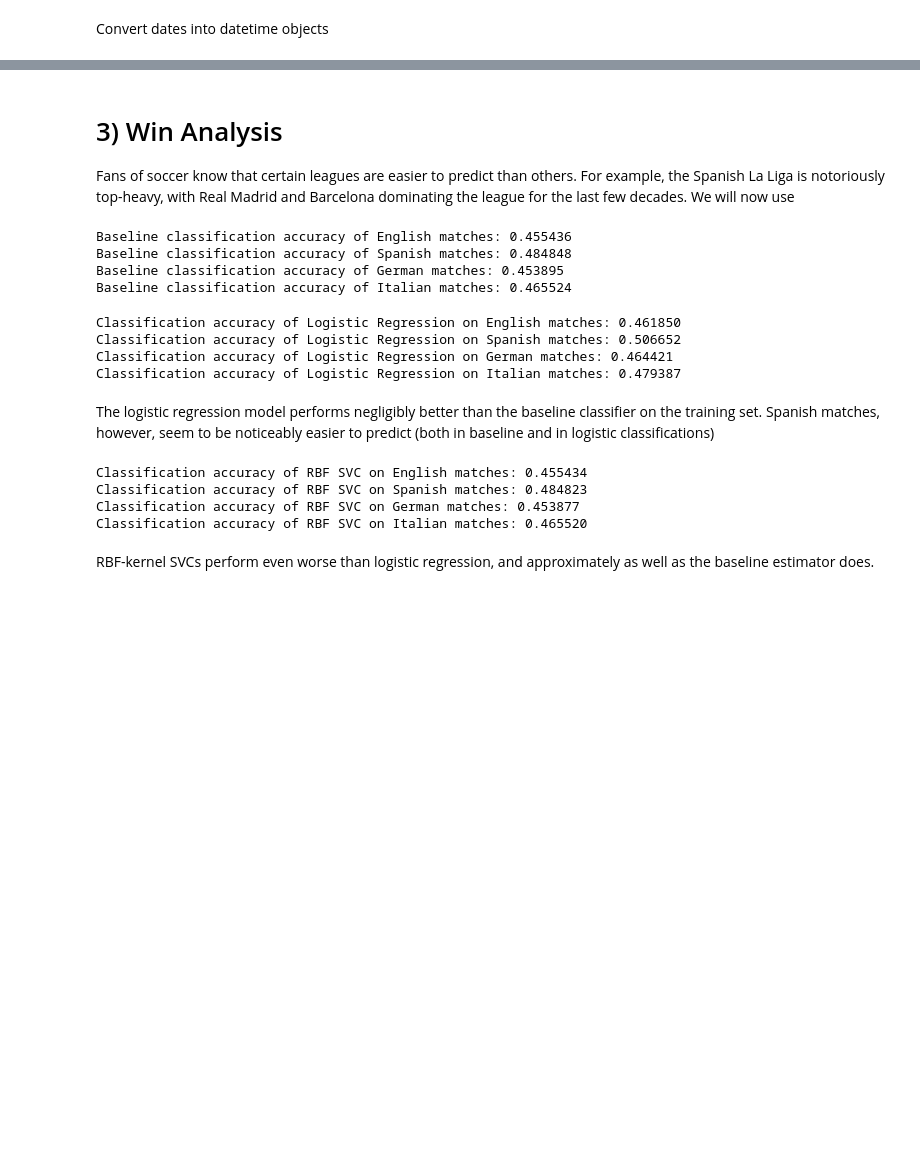
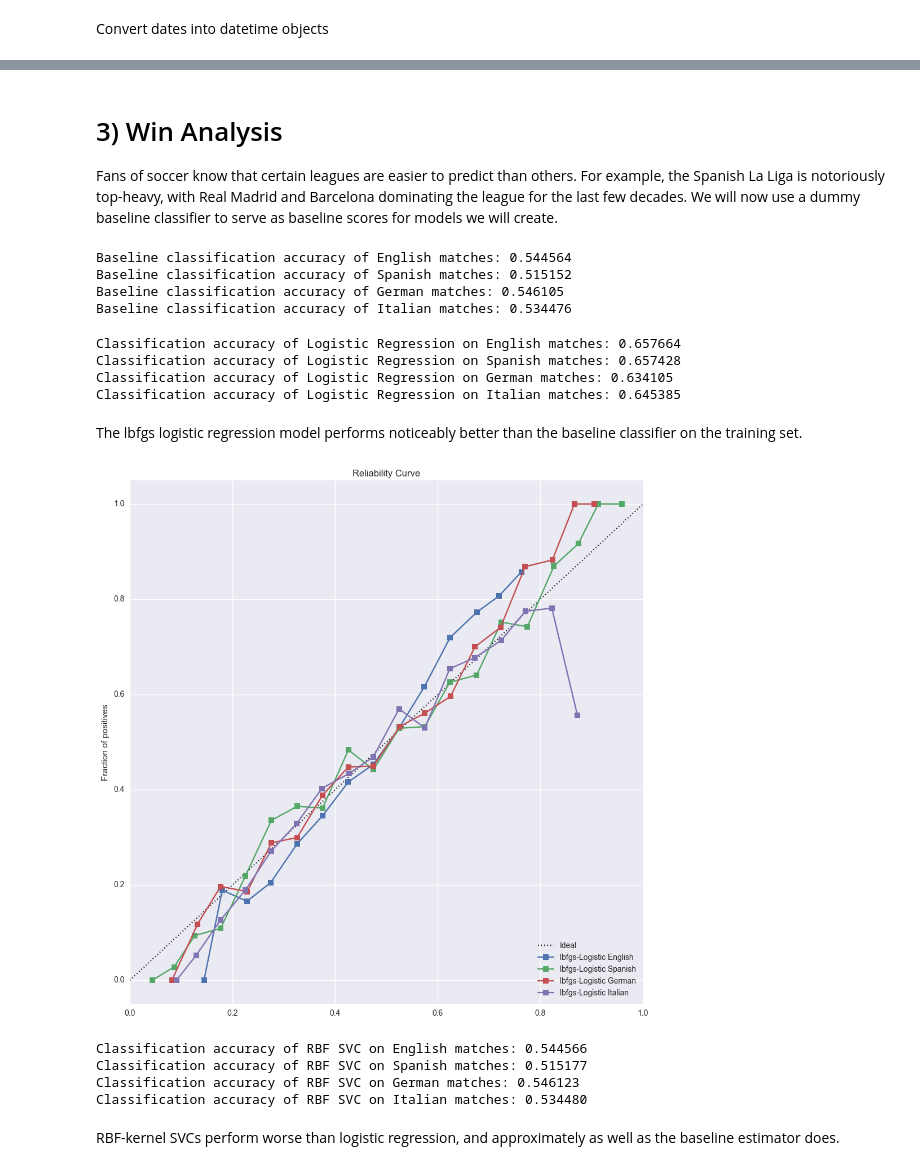
Before and after one commit to darren-geng/European-Soccer-Odds, a Jupyter notebook: European Soccer Odds.ipynb, the cells around one changed output, grey strips where cells are left out. Drawn from its saved outputs; the diff is of its cells as text; code cells hidden in the pictures; blank space fills up the shorter version.

Commit message:
Added comparison of lbfgs logistic regression on the different nations

```diff
--- a/European Soccer Odds.ipynb
+++ b/European Soccer Odds.ipynb
@@ -72,16 +74,3 @@ matches = matches.dropna()
 players = players.dropna()
 player_atts = player_atts.dropna(subset = ['date', 'overall_rating', 'player_api_id'], axis = 0)
 team_atts = team_atts.dropna()
-
-# Replace home_team_goal and away_team_goal with home_win (0 = no, 1 = draw, 2 = yes)
-def find_winner(row):
-    if row['home_team_goal'] > row['away_team_goal']:
-        return 2
-    if row['home_team_goal'] == row['away_team_goal']:
-        return 1
-    if row['home_team_goal'] < row['away_team_goal']:
-        return 0
-
-matches.insert(9, 'match_result', -1)
-matches['match_result'] = matches.apply(lambda x: find_winner(x), axis = 1)
-matches = matches.drop(['home_team_goal', 'away_team_goal'], axis = 1)
@@ -159,6 +140,6 @@ CC:  0.149026358277
 # %% [markdown]
 # 3) Win Analysis
-Fans of soccer know that certain leagues are easier to predict than others. For example, the Spanish La Liga is notoriously top-heavy, with Real Madrid and Barcelona dominating the league for the last few decades. We will now use
+Fans of soccer know that certain leagues are easier to predict than others. For example, the Spanish La Liga is notoriously top-heavy, with Real Madrid and Barcelona dominating the league for the last few decades. We will now use a dummy baseline classifier to serve as baseline scores for models we will create.
 # %%
 y_tr_eng = england_matches['match_result']
 X_tr_eng = england_matches.drop(['match_result', 'date', 'season', 'B365H', 'B365A', 'B365D', 'match_result', 'country_id', 'id', 'match_api_id'], axis=1)
@@ -188,10 +169,10 @@ print("Baseline classification accuracy of German matches: %f" % (dc_ger.score(X
 dc_ita.fit(X_tr_ita, y_tr_ita)
 print("Baseline classification accuracy of Italian matches: %f" % (dc_ita.score(X_tr_ita, y_tr_ita)))
 # %% [output]
-Baseline classification accuracy of English matches: 0.455436
-Baseline classification accuracy of Spanish matches: 0.484848
-Baseline classification accuracy of German matches: 0.453895
-Baseline classification accuracy of Italian matches: 0.465524
+Baseline classification accuracy of English matches: 0.544564
+Baseline classification accuracy of Spanish matches: 0.515152
+Baseline classification accuracy of German matches: 0.546105
+Baseline classification accuracy of Italian matches: 0.534476
 # %%
 kf_eng = KFold(X_tr_eng.index.size, n_folds = 10, shuffle=True, random_state = 0)
 kf_spa = KFold(X_tr_spa.index.size, n_folds = 10, shuffle=True, random_state = 0)
@@ -212,17 +193,41 @@ lorc_ita = LogisticRegressionCV(Cs = c_space, cv = kf_ita, solver='lbfgs')
 lorc_ita.fit(X_tr_ita, y_tr_ita)
 print("Classification accuracy of Logistic Regression on Italian matches: %f" % (lorc_ita.score(X_tr_ita, y_tr_ita)))
 # %% [output]
-Classification accuracy of Logistic Regression on English matches: 0.461850
-Classification accuracy of Logistic Regression on Spanish matches: 0.506652
-Classification accuracy of Logistic Regression on German matches: 0.464421
-Classification accuracy of Logistic Regression on Italian matches: 0.479387
+Classification accuracy of Logistic Regression on English matches: 0.657664
+Classification accuracy of Logistic Regression on Spanish matches: 0.657428
+Classification accuracy of Logistic Regression on German matches: 0.634105
+Classification accuracy of Logistic Regression on Italian matches: 0.645385
 # %% [markdown]
-The logistic regression model performs negligibly better than the baseline classifier on the training set. Spanish matches, however, seem to be noticeably easier to predict (both in baseline and in logistic classifications)
+The lbfgs logistic regression model performs noticeably better than the baseline classifier on the training set.
+# %%
+def compare_results(list_of_results):
+    plt.figure(figsize=(10, 10))
+    ax = plt.gca()
+    ax.plot([0, 1], [0, 1], 'k:', label='Ideal')
+    for X, y, clfname, clf in list_of_results:
+        clf_probs = clf.predict_proba(X)[:,1]
+        clf_fop, clf_mpv = calibration_curve(y, clf_probs, n_bins=20)
+        ax.plot(clf_mpv, clf_fop, "s-", label=clfname)
+        ax.legend(loc = "lower right")
+    ax.set_ylabel('Fraction of positives')
+    ax.set_ylim([-0.05, 1.05])
+    ax.legend(loc='lower right')
+    ax.set_title('Reliability Curve')
+    plt.tight_layout()
+
+results = [(X_tr_eng, y_tr_eng, 'lbfgs-Logistic English', lorc_eng),
+           (X_tr_spa, y_tr_spa, 'lbfgs-Logistic Spanish', lorc_spa),
+           (X_tr_ger, y_tr_ger, 'lbfgs-Logistic German', lorc_ger),
+           (X_tr_ita, y_tr_ita, 'lbfgs-Logistic Italian', lorc_ita)]
+
+compare_results(results)
+# %% [output]
+[figure, added]
 # %%
-eng_rbf = SVC(kernel = 'rbf')
-spa_rbf = SVC(kernel = 'rbf')
-ger_rbf = SVC(kernel = 'rbf')
-ita_rbf = SVC(kernel = 'rbf')
+eng_rbf = SVC(kernel = 'rbf', probability = True)
+spa_rbf = SVC(kernel = 'rbf', probability = True)
+ger_rbf = SVC(kernel = 'rbf', probability = True)
+ita_rbf = SVC(kernel = 'rbf', probability = True)
 
 
 print("Classification accuracy of RBF SVC on English matches: %f" % (np.mean(cross_val_score(eng_rbf, X_tr_eng, y_tr_eng, cv=kf_eng))))
@@ -230,9 +235,9 @@ print("Classification accuracy of RBF SVC on Spanish matches: %f" % (np.mean(cro
 print("Classification accuracy of RBF SVC on German matches: %f" % (np.mean(cross_val_score(ger_rbf, X_tr_ger, y_tr_ger, cv=kf_ger))))
 print("Classification accuracy of RBF SVC on Italian matches: %f" % (np.mean(cross_val_score(ita_rbf, X_tr_ita, y_tr_ita, cv=kf_ita))))
 # %% [output]
-Classification accuracy of RBF SVC on English matches: 0.455434
-Classification accuracy of RBF SVC on Spanish matches: 0.484823
-Classification accuracy of RBF SVC on German matches: 0.453877
-Classification accuracy of RBF SVC on Italian matches: 0.465520
+Classification accuracy of RBF SVC on English matches: 0.544566
+Classification accuracy of RBF SVC on Spanish matches: 0.515177
+Classification accuracy of RBF SVC on German matches: 0.546123
+Classification accuracy of RBF SVC on Italian matches: 0.534480
 # %% [markdown]
-RBF-kernel SVCs perform even worse than logistic regression, and approximately as well as the baseline estimator does.
+RBF-kernel SVCs perform worse than logistic regression, and approximately as well as the baseline estimator does.
```
Also changed, not shown: parts of 12 cells of this notebook.
